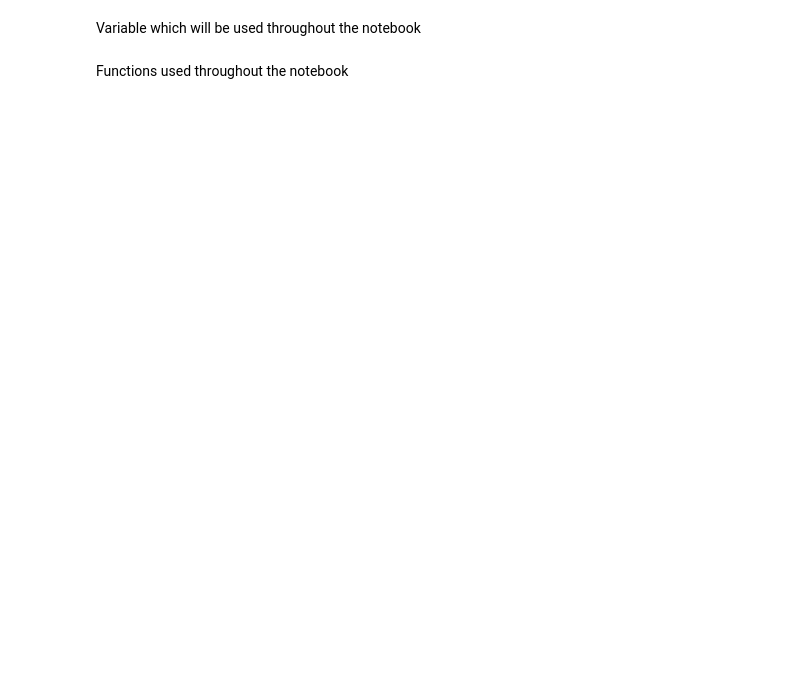
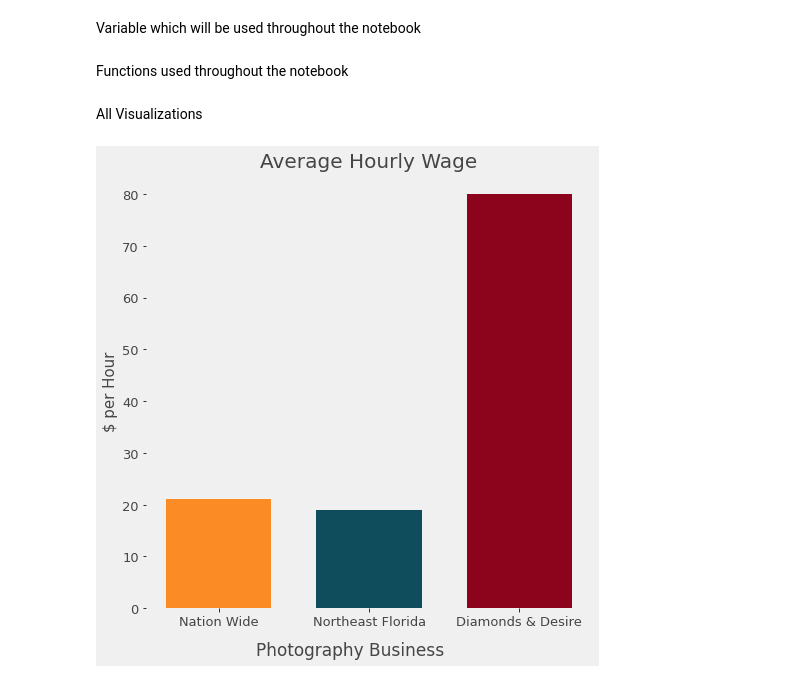
Before and after one commit to ilEnzio/Sexy_In_The_City, a Jupyter notebook: ERLE_GRANGERII_DS18_Unit1_Build_Sprint.ipynb, the cells around one changed output. Saved outputs shown, nothing was run; the diff lists cells and outputs as text; code cells hidden in the pictures; blank space fills up the shorter version.

```diff
--- a/ERLE_GRANGERII_DS18_Unit1_Build_Sprint.ipynb
+++ b/ERLE_GRANGERII_DS18_Unit1_Build_Sprint.ipynb
@@ -107,3 +111,51 @@ def get_confidence_interval(sample, confidence_level):
 
   # return (lower_bound, x_bar, upper_bound, moe)
   return confidence_int(lower_bound, x_bar, upper_bound, moe)
+# %% [markdown]
+All Visualizations
+# %%
+## Hourly wage comparison: Nation Wide, Regional, D&D
+
+fig, ax = plt.subplots(figsize = (8,8))
+
+# Set bg
+
+fig.set_facecolor("#F0F0F0")
+
+# set graph background
+
+ax.set_facecolor("#F0F0F0")
+
+
+# set label axis
+plt.ylabel("$ per Hour",fontsize=15, color= "#454545")
+# plt.xlabel("Photography Business Income",fontsize=17, color= "#454545",
+#            x = .51, y=0)
+
+ax.set_xticklabels(labels=photog_hourly_df.columns, fontsize=13, color= "#454545")
+ax.set_yticklabels(labels=[0,10,20,30,40,50,60,70,80], fontsize=13, color= "#454545")
+
+# make graph
+plt.bar(x=photog_hourly_df.columns, height=photog_hourly_df.loc[0,:], width=.7,
+        color= ["#fb8b24", "#0f4c5c","#8C031C"])
+
+# photog_hourly_df.plot.bar()
+
+# set title
+plt.title('Average Hourly Wage', fontsize=20, color= "#454545")
+
+# Subtitle
+subtitle_ = "Photography Business"
+ax.text(s=subtitle_ ,fontsize=17, color= "#454545",
+           x = .25, y=-9)
+
+#remove spines
+ax.spines['left'].set_visible(False)
+ax.spines['top'].set_visible(False)
+ax.spines['right'].set_visible(False)
+ax.spines['bottom'].set_visible(False)
+
+plt.savefig('bar_chart_average_hourly_wage_comparison.png')
+plt.show()
+# %% [output]
+[figure, added]
```
Also changed, not shown: parts of 7 cells of this notebook.
